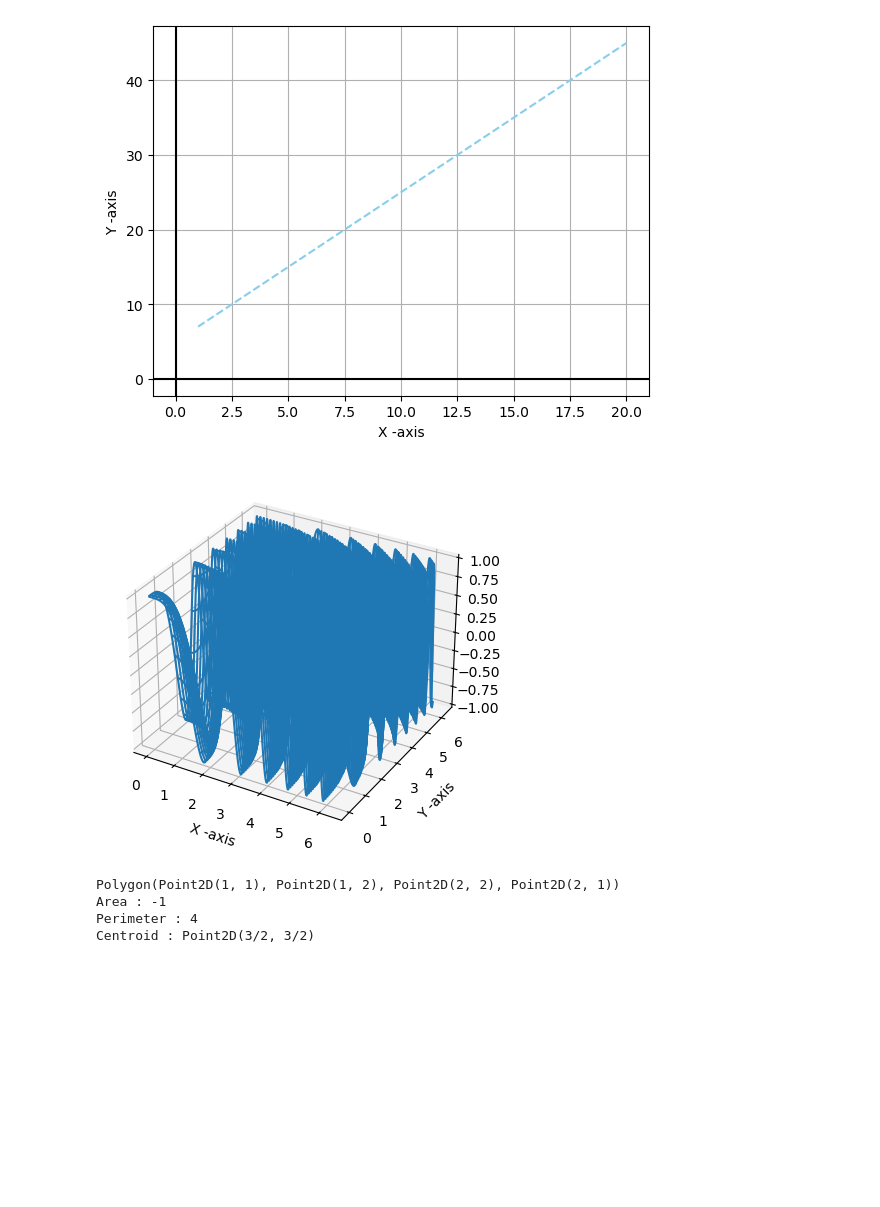
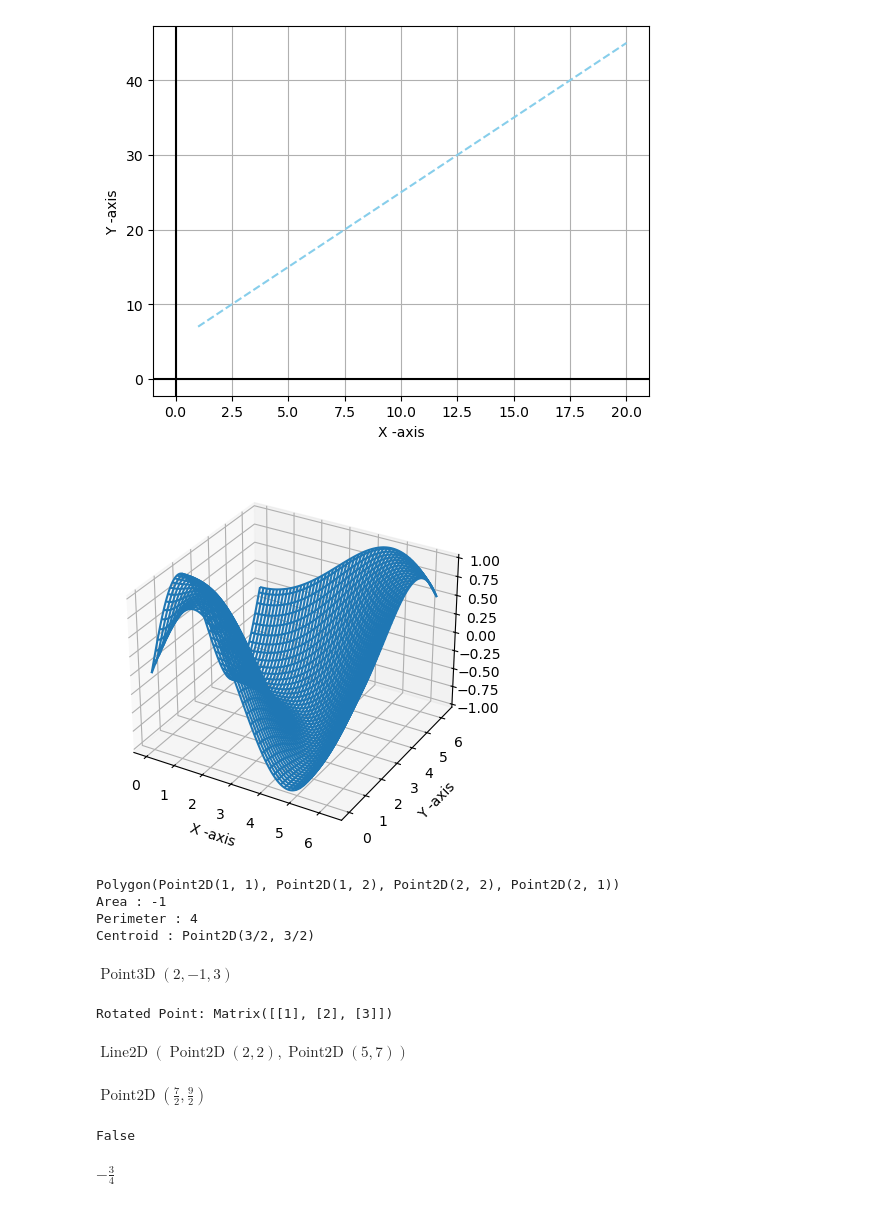
Before and after one commit to test-user9/maths_solution, a Jupyter notebook: maths_slip.ipynb, the cells around one changed output. Saved outputs shown, nothing was run; the diff lists cells and outputs as text; code cells hidden in the pictures; blank space fills up the shorter version.

```diff
--- a/maths_slip.ipynb
+++ b/maths_slip.ipynb
@@ -284,18 +284,18 @@ plt.show()
 [figure]
 # %%
 def f(x, y):
-    return (np.cos(x**2+y**2))
-x = np.linspace(0, 2*np.pi, 1000)
-y = np.linspace(0, 2*np.pi, 1000)
+    return (np.sin(np.sqrt(x**2+y**2)))
+x = np.linspace(0, 2*np.pi, 100)
+y = np.linspace(0, 2*np.pi, 100)
 X,Y = np.meshgrid(x, y)
 Z = f(X, Y)
 ax = plt.axes(projection='3d')
 ax.plot_wireframe(X, Y, Z)
 plt.xlabel('X -axis')
 plt.ylabel('Y -axis')
 plt.show()
 # %% [output]
-[figure, old version]
+[figure, new version]
 # %%
 
 p = Point(1, 1)
@@ -312,3 +312,47 @@ Polygon(Point2D(1, 1), Point2D(1, 2), Point2D(2, 2), Point2D(2, 1))
 Area : -1
 Perimeter : 4
 Centroid : Point2D(3/2, 3/2)
+# %%
+P = Point3D(2, -1, 3)
+T = P.rotate(radians(90))
+T
+# %% [output]
+$\displaystyle \operatorname{Point3D}\left(2, -1, 3\right)$
+# %%
+from sympy import Point3D, Matrix
+
+P = Point3D(2, -1, 3)
+
+# Rotation matrix about Z-axis (90°)
+R = Matrix([[0, -1, 0],
+            [1,  0, 0],
+            [0,  0, 1]])
+
+P1 = R * Matrix(P)
+
+print("Rotated Point:", P1)
+# %% [output]
+Rotated Point: Matrix([[1], [2], [3]])
+# %%
+a = Point(2, 2)
+b = Point(5, 7)
+L = Line(a, b)
+L
+# %% [output]
+$\displaystyle \operatorname{Line2D}\left(\operatorname{Point2D}\left(2, 2\right), \operatorname{Point2D}\left(5, 7\right)\right)$
+# %%
+a.midpoint(b)
+# %% [output]
+$\displaystyle \operatorname{Point2D}\left(\frac{7}{2}, \frac{9}{2}\right)$
+# %%
+L = Point(2, 6)
+M = Point(-2, 9)
+N = Point(-3, -5)
+Point.is_collinear(L, M, N)
+# %% [output]
+False
+# %%
+L = Line(L, M)
+L.slope
+# %% [output]
+$\displaystyle - \frac{3}{4}$
```
Also changed, not shown: parts of 9 cells of this notebook.
